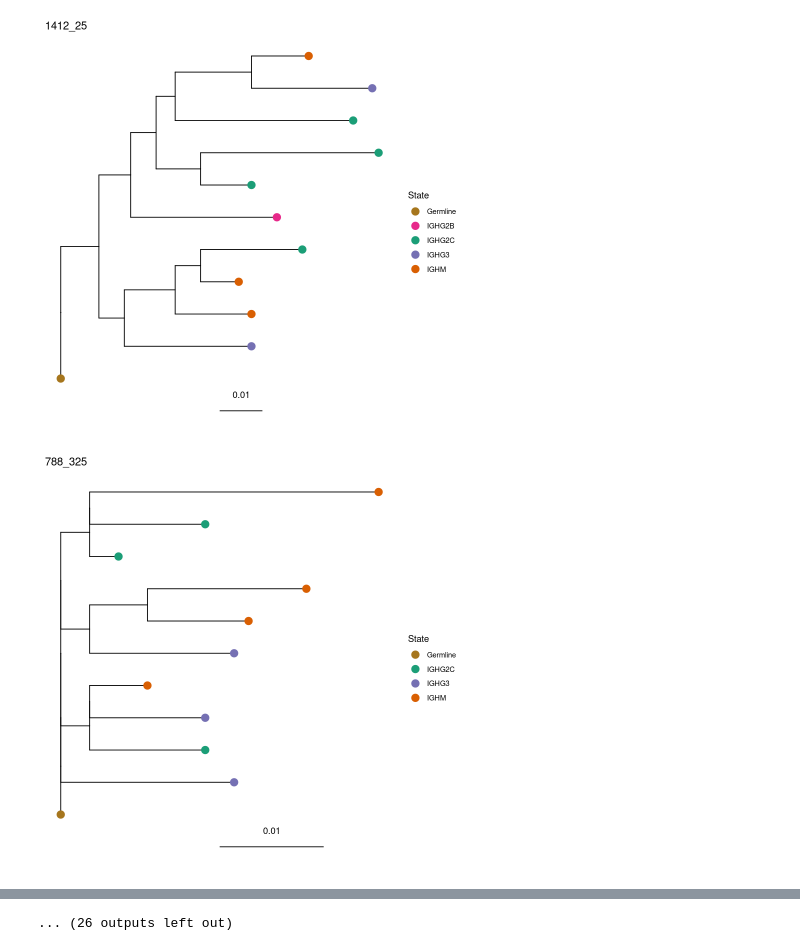
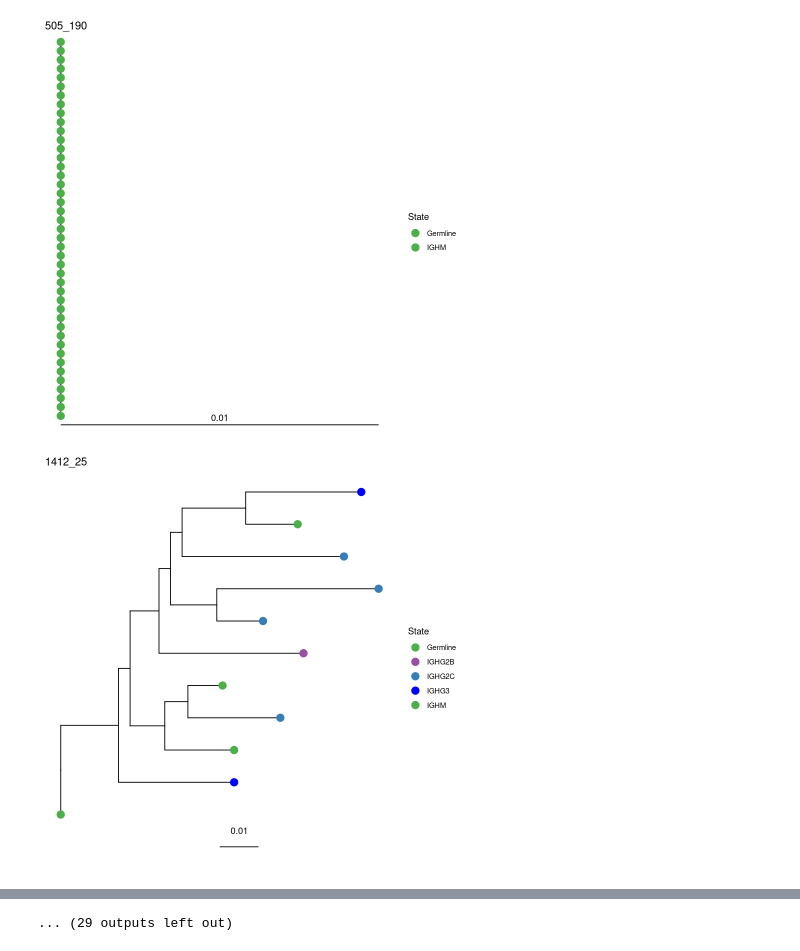
Before and after one commit to sphilmoon/immcantation, a Jupyter notebook: processed_docker/a_docker/jupyter/dowser/dowser_a_032922_pm_TEST.ipynb, the cells around one changed output, grey strips where cells are left out. Cells and saved outputs as stored; diff of their text form; code cells hidden in the pictures.

```diff
--- a/processed_docker/a_docker/jupyter/dowser/dowser_a_032922_pm_TEST.ipynb
+++ b/processed_docker/a_docker/jupyter/dowser/dowser_a_032922_pm_TEST.ipynb
@@ -25,7 +35,7 @@ subclone = "subclone_id",
 nproc = 16,
 chain = "H",
 heavy = "IGH",
-trait = "c_call",
+trait = c("c_call", "sequence_id"),
 cell = "cell_id",
 locus = "locus",
 minseq = 2,
@@ -71,10 +67,10 @@ trees <- getTrees(clones)
 # %%
-# simple tree plotting with ggtree R package with isotypes at tips
-plotTrees(trees, tips="c_call", tipsize = 4,
-          scale = 0.01,
-          node_palette = "Dark2",
-          title = TRUE,
-          )
+# or, specify a named palette vector
+custom_palette=c("IGHA"="#E41A1C", "IGHG2C"="#377EB8", "IGHG3"="#0000FF", "IGHG2B"="#984EA3", "IGHG1"="#00FF00",
+                 "IGHD"="#D95F02", "IGHM"="#4DAF4A", "Germline"="#4DAF4A")
+
+plots <- plotTrees(trees, tips="c_call", tipsize=4, tip_palette=custom_palette)
+plots
 # %% [output]
-[figure, old version]
+[figure, new version]
-[figure, old version]
+[figure, new version]
@@ -91 +87 @@ plotTrees(trees, tips="c_call", tipsize = 4,
-... (26 outputs left out)
+... (29 outputs left out)
```
Also changed, not shown: parts of 11 cells of this notebook, 2 other files.
